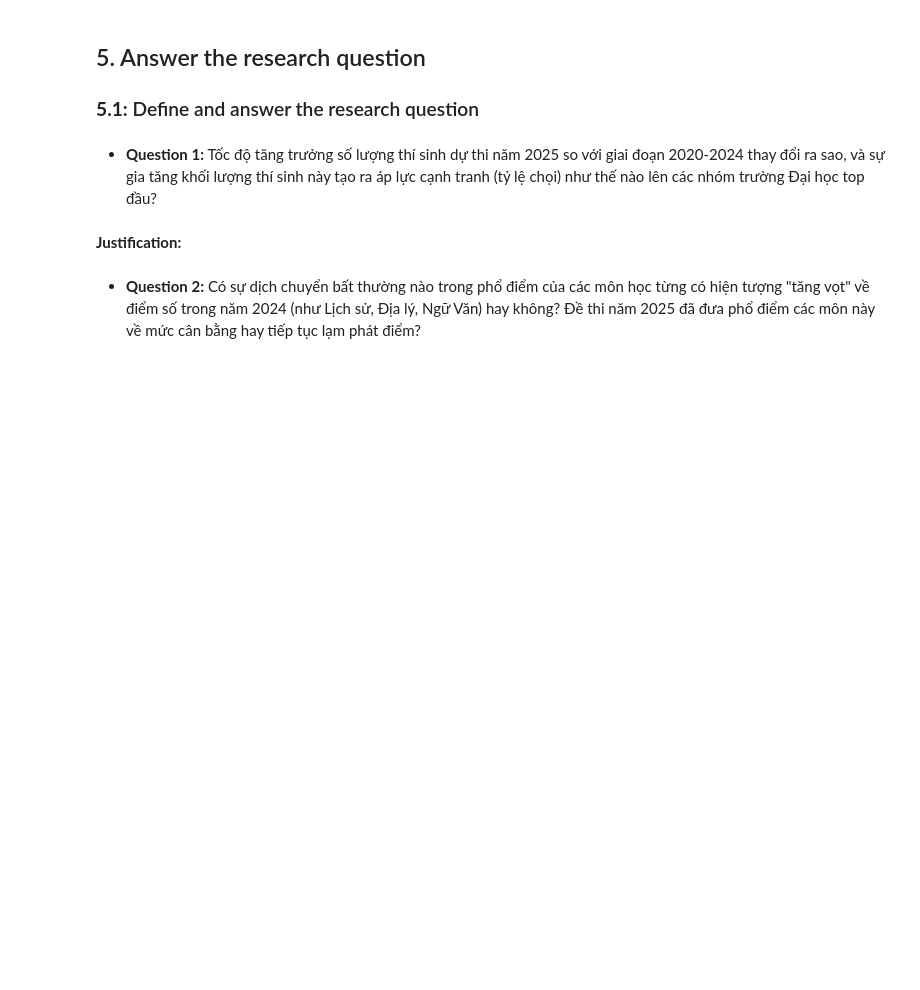
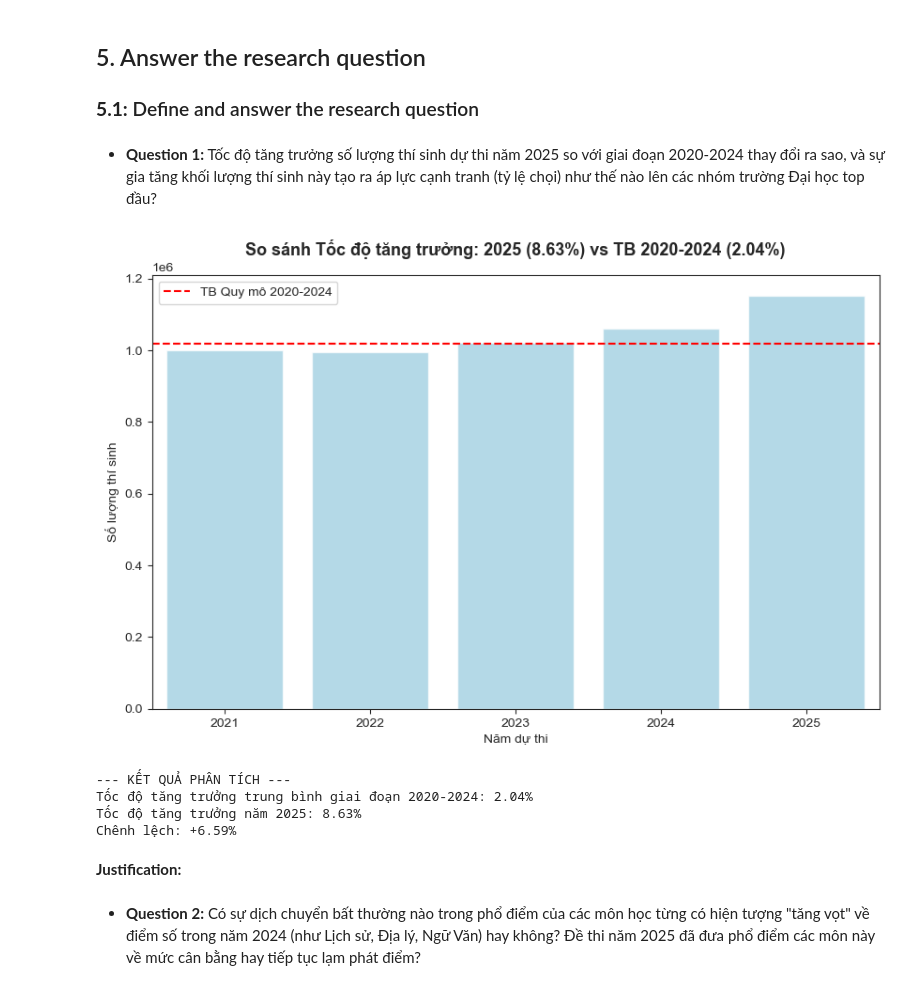
Before and after one commit to trnghuybru/data_analysis, a Jupyter notebook: my_Project.ipynb, the cells around one changed output. Drawn from its saved outputs; the diff is of its cells as text; code cells hidden in the pictures; blank space fills up the shorter version.

```diff
--- a/my_Project.ipynb
+++ b/my_Project.ipynb
@@ -338,3 +336,48 @@ Final record count: 5236713
+# %%
+# --- CODE PHÂN TÍCH CÂU 1 ---
+import matplotlib.pyplot as plt
+import seaborn as sns
+
+# 1. Thống kê số lượng thí sinh (SBD duy nhất) theo từng năm
+df_stats = master_df.groupby('year_exam')['sbd'].nunique().reset_index()
+df_stats.columns = ['Year', 'Candidate_Count']
+
+# 2. Tính % tăng trưởng hàng năm
+df_stats['Growth_Rate'] = df_stats['Candidate_Count'].pct_change() * 100
+
+# 3. Tách dữ liệu: Giai đoạn 2020-2024 và năm 2025
+growth_20_24 = df_stats[(df_stats['Year'] >= 2020) & (df_stats['Year'] <= 2024)]['Growth_Rate'].mean()
+growth_2025 = df_stats[df_stats['Year'] == 2025]['Growth_Rate'].values[0]
+
+# 4. Vẽ biểu đồ so sánh trực quan
+plt.figure(figsize=(10, 6))
+sns.set_style("ticks")
+
+# Vẽ cột số lượng thí sinh
+ax = sns.barplot(data=df_stats, x='Year', y='Candidate_Count', color='skyblue', alpha=0.7)
+plt.title(f'So sánh Tốc độ tăng trưởng: 2025 ({growth_2025:.2f}%) vs TB 2020-2024 ({growth_20_24:.2f}%)',
+          fontsize=13, fontweight='bold', pad=15)
+
+# Thêm đường kẻ ngang ngang mức trung bình cũ để so sánh
+plt.axhline(df_stats[df_stats['Year'] < 2025]['Candidate_Count'].mean(), color='red', linestyle='--', label='TB Quy mô 2020-2024')
+
+plt.ylabel('Số lượng thí sinh')
+plt.xlabel('Năm dự thi')
+plt.legend()
+plt.show()
+
+# 5. Kết luận nhanh
+print(f"--- KẾT QUẢ PHÂN TÍCH ---")
+print(f"Tốc độ tăng trưởng trung bình giai đoạn 2020-2024: {growth_20_24:.2f}%")
+print(f"Tốc độ tăng trưởng năm 2025: {growth_2025:.2f}%")
+delta = growth_2025 - growth_20_24
+print(f"Chênh lệch: {delta:+.2f}%")
+# %% [output]
+[figure, added]
+--- KẾT QUẢ PHÂN TÍCH ---
+Tốc độ tăng trưởng trung bình giai đoạn 2020-2024: 2.04%
+Tốc độ tăng trưởng năm 2025: 8.63%
+Chênh lệch: +6.59%
 # %% [markdown]
 **Justification:**
 # %% [markdown]
```
Also changed, not shown: parts of 8 cells of this notebook.
